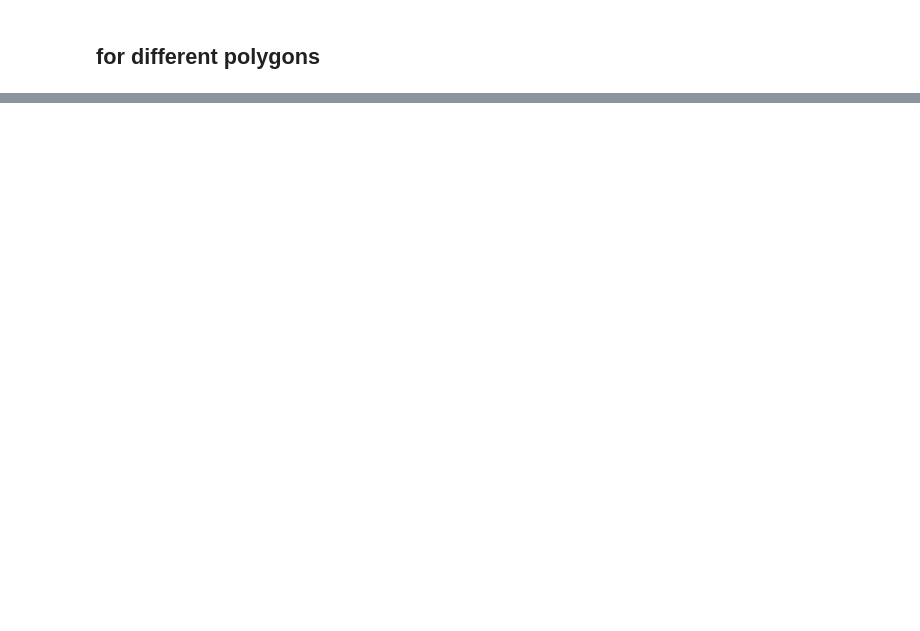
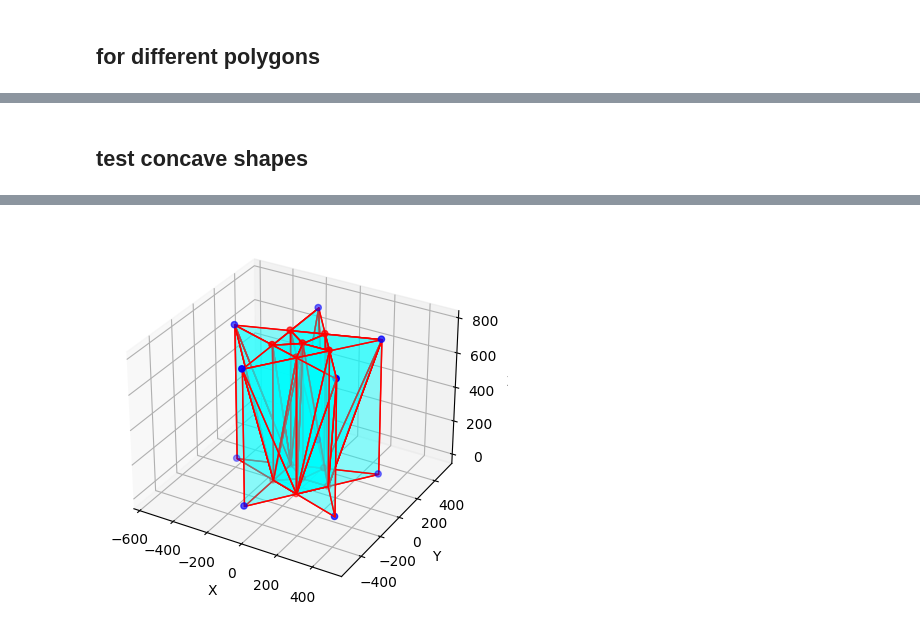
Before and after one commit to ch-tung/simplex_scattering, a Jupyter notebook: test_Simplex.ipynb, the cells around one changed output, grey strips where cells are left out. Cells and saved outputs as stored; diff of their text form; code cells hidden in the pictures; blank space fills up the shorter version.

```diff
--- a/test_Simplex.ipynb
+++ b/test_Simplex.ipynb
@@ -341,0 +551,79 @@ Calculating exp_i_(qri), etc...
+# %% [markdown]
+## test concave shapes
+# %%
+## Center polygon
+n = 5
+R = 150
+AR = 3
+
+print(R)
+print(AR)
+vertices_poly = generate_prism(n, R, AR)
+L = np.max(vertices_poly[:, 2]) - np.min(vertices_poly[:, 2])
+v_bottom = np.array([0, 0, 0])
+v_top = np.array([0, 0, L])
+vertices_poly = np.vstack((vertices_poly, v_bottom, v_top))*2*np.pi
+
+tips_extend = np.tan(2*np.pi/n)*np.sin(np.pi/n) + np.cos(np.pi/n)
+vertices_tips = generate_prism(n, R*tips_extend, AR/tips_extend)
+# Rotate verts around z-axis
+theta_z = np.pi/n
+rotation_matrix_z = np.array([[np.cos(theta_z), -np.sin(theta_z), 0],
+                              [np.sin(theta_z), np.cos(theta_z), 0],
+                              [0, 0, 1]])
+vertices_tips = vertices_tips @ rotation_matrix_z.T
+
+vertices_tips = vertices_tips*2*np.pi
+
+verts = np.vstack((vertices_poly, vertices_tips))
+
+tetrahedra = []
+for i in range(n):
+    next_i = (i + 1) % n
+    print(f"{i}, {next_i}")
+    tri_prism = [2*n, i, next_i, 2*n+1, i+n, next_i+n]
+    # tri_prism = [0,1,2,3,4,5]
+    tetrahedra.append([tri_prism[0], tri_prism[1], tri_prism[2], tri_prism[3]])
+    tetrahedra.append([tri_prism[1], tri_prism[3], tri_prism[4], tri_prism[5]])
+    tetrahedra.append([tri_prism[1], tri_prism[2], tri_prism[3], tri_prism[5]])
+
+    tri_prism_tips = [2*n+i+2, i, next_i, 3*n+i+2, i+n, next_i+n]
+    tetrahedra.append([tri_prism_tips[0], tri_prism_tips[1], tri_prism_tips[3], tri_prism_tips[2]])
+    tetrahedra.append([tri_prism_tips[1], tri_prism_tips[3], tri_prism_tips[5], tri_prism_tips[4]])
+    tetrahedra.append([tri_prism_tips[1], tri_prism_tips[2], tri_prism_tips[5], tri_prism_tips[3]])
+
+tetrahedra = np.array(tetrahedra)
+
+fig = plt.figure()
+ax = fig.add_subplot(111, projection='3d')
+
+# Extract x, y, z coordinates of vertices
+x = vertices_poly[:, 0]
+y = vertices_poly[:, 1]
+z = vertices_poly[:, 2]
+# Plot the vertices
+ax.scatter(x, y, z, c='r', marker='o',zorder=100)
+
+# Extract x, y, z coordinates of vertices
+xt = vertices_tips[:, 0]
+yt = vertices_tips[:, 1]
+zt = vertices_tips[:, 2]
+# Plot the vertices
+ax.scatter(xt, yt, zt, c='b', marker='o',zorder=100)
+
+# plot the tetrahedra
+for i, tetra in enumerate(tetrahedra):
+    color = 'cyan'
+    for face in [[0, 1, 2], [0, 1, 3], [0, 2, 3], [1, 2, 3]]:
+        verts_face = verts[tetra[face]]
+        ax.add_collection3d(Poly3DCollection([verts_face], facecolors=color, linewidths=1, edgecolors='r', alpha=.25))
+
+# Set labels
+ax.set_xlabel('X')
+ax.set_ylabel('Y')
+ax.set_zlabel('Z')
+
+ax.set_aspect('equal')
+
+plt.show()
+# %% [output]
@@ -341,0 +639 @@ Calculating exp_i_(qri), etc...
+[figure, added]
```
Also changed, not shown: parts of 13 cells of this notebook.
